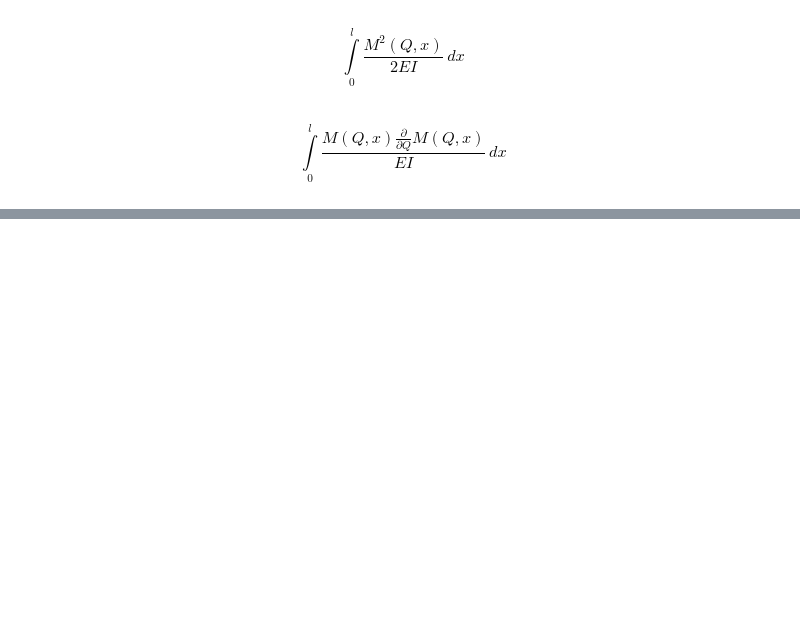
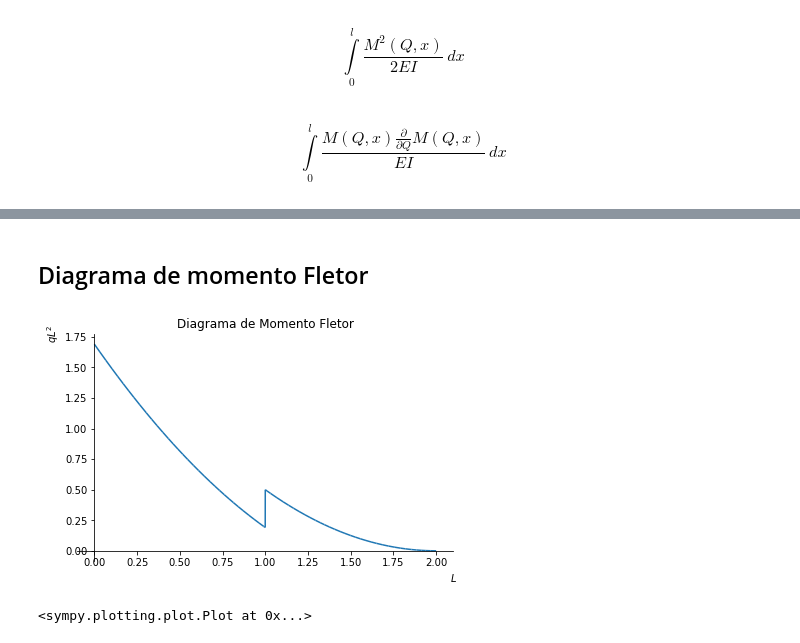
Before and after one commit to noedelima/Mecanica_dos_Solidos_Uff_20_1, a Jupyter notebook: Exercícios PA3/Exercício 3.ipynb, the cells around one changed output, grey strips where cells are left out. Saved outputs shown, nothing was run; the diff lists cells and outputs as text; code cells hidden in the pictures; blank space fills up the shorter version.

```diff
--- a/Exercícios PA3/Exercício 3.ipynb
+++ b/Exercícios PA3/Exercício 3.ipynb
@@ -82,0 +218,7 @@ display(U_M,sp.diff(U_M,Q))
+# %% [markdown]
+## Diagrama de momento Fletor
+# %%
+sp.plot(-M.subs(L,1).subs(q,1), (x,0,2), xlabel="$L$", ylabel="$qL^{2}$", title="Diagrama de Momento Fletor")
+# %% [output]
+[figure, added]
+<sympy.plotting.plot.Plot at 0x...>
```
Also changed, not shown: parts of 20 cells of this notebook.
